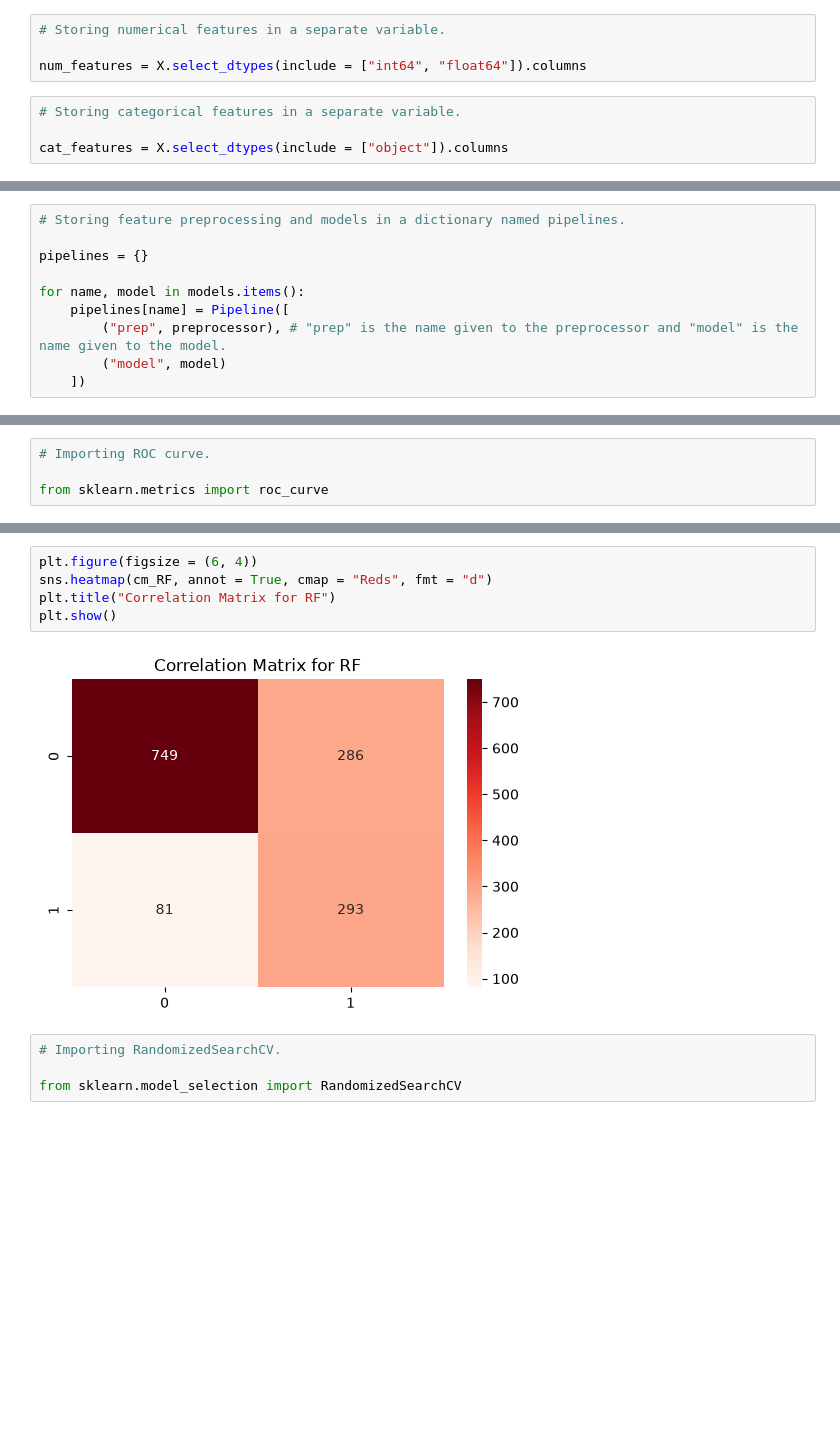
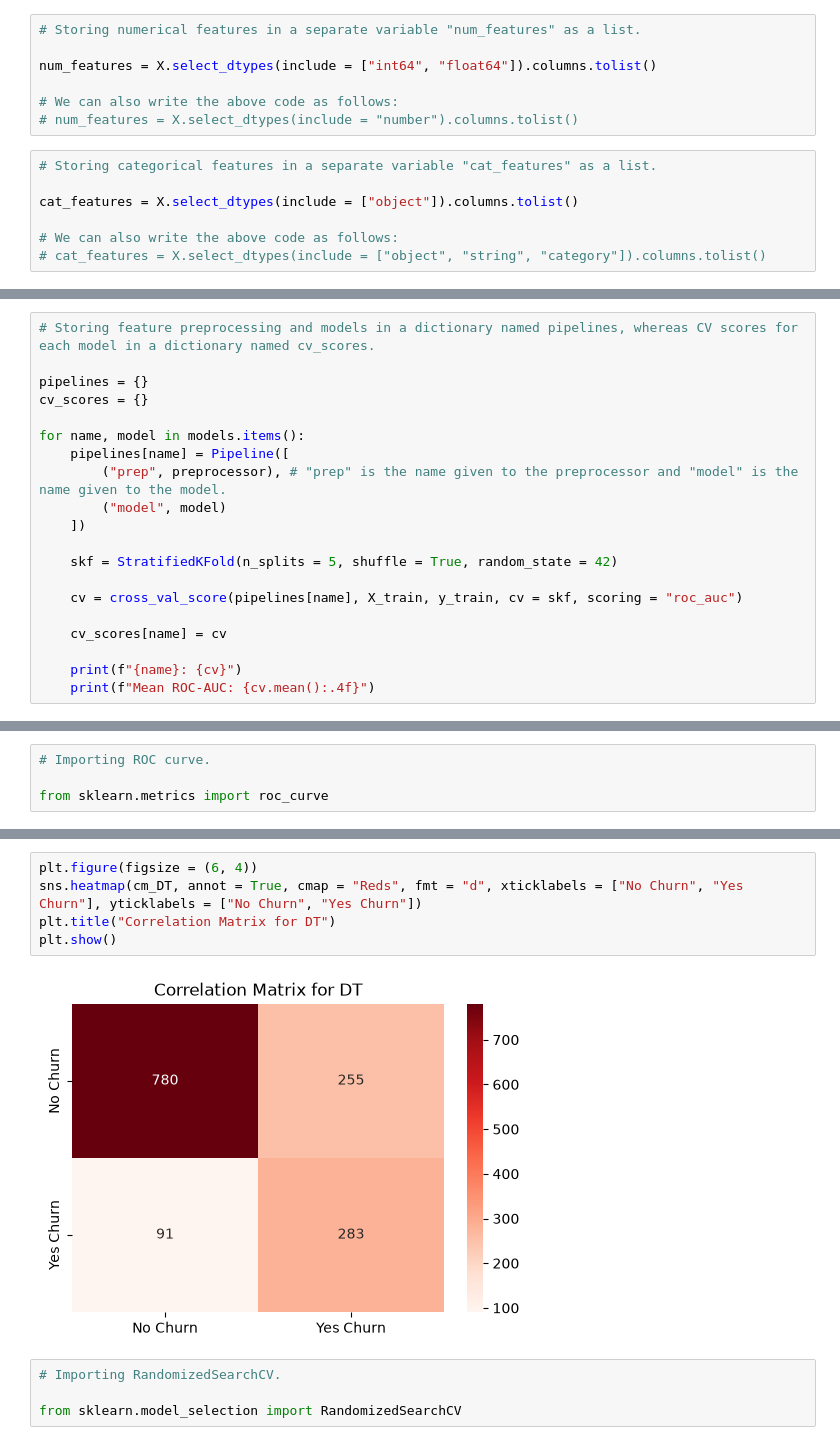
Before and after one commit to anikettiwari670/ChurnSense, a Jupyter notebook: notebooks/Churn Prediction.ipynb, the cells around one changed output, grey strips where cells are left out. Drawn from its saved outputs; the diff is of its cells as text; blank space fills up the shorter version.

```diff
--- a/notebooks/Churn Prediction.ipynb
+++ b/notebooks/Churn Prediction.ipynb
@@ -267,13 +269,19 @@ y
 7042    0
 Name: Churn, Length: 7043, dtype: int64
 # %%
-# Storing numerical features in a separate variable.
+# Storing numerical features in a separate variable "num_features" as a list.
 
-num_features = X.select_dtypes(include = ["int64", "float64"]).columns
+num_features = X.select_dtypes(include = ["int64", "float64"]).columns.tolist()
+
+# We can also write the above code as follows:
+# num_features = X.select_dtypes(include = "number").columns.tolist()
 # %%
-# Storing categorical features in a separate variable.
+# Storing categorical features in a separate variable "cat_features" as a list.
 
-cat_features = X.select_dtypes(include = ["object"]).columns
+cat_features = X.select_dtypes(include = ["object"]).columns.tolist()
+
+# We can also write the above code as follows:
+# cat_features = X.select_dtypes(include = ["object", "string", "category"]).columns.tolist()
 # %%
 # Feature engineering
 # Importing ColumnTransformer, StandardScaler and OneHotEncoder (OHE)
@@ -358,10 +369,20 @@ from sklearn.pipeline import Pipeline
 # %%
-# Storing feature preprocessing and models in a dictionary named pipelines.
+# Storing feature preprocessing and models in a dictionary named pipelines, whereas CV scores for each model in a dictionary named cv_scores.
 
 pipelines = {}
+cv_scores = {}
 
 for name, model in models.items():
     pipelines[name] = Pipeline([
         ("prep", preprocessor), # "prep" is the name given to the preprocessor and "model" is the name given to the model.
         ("model", model)
     ])
+
+    skf = StratifiedKFold(n_splits = 5, shuffle = True, random_state = 42)
+
+    cv = cross_val_score(pipelines[name], X_train, y_train, cv = skf, scoring = "roc_auc")
+
+    cv_scores[name] = cv
+
+    print(f"{name}: {cv}")
+    print(f"Mean ROC-AUC: {cv.mean():.4f}")
@@ -521,10 +546,10 @@ print(cm_RF)
 # %%
 plt.figure(figsize = (6, 4))
-sns.heatmap(cm_RF, annot = True, cmap = "Reds", fmt = "d")
-plt.title("Correlation Matrix for RF")
+sns.heatmap(cm_DT, annot = True, cmap = "Reds", fmt = "d", xticklabels = ["No Churn", "Yes Churn"], yticklabels = ["No Churn", "Yes Churn"])
+plt.title("Correlation Matrix for DT")
 plt.show()
 # %% [output]
-[figure, old version]
+[figure, new version]
 # %%
 # Importing RandomizedSearchCV.
 
```
Also changed, not shown: parts of 41 cells of this notebook, 10 other files.
